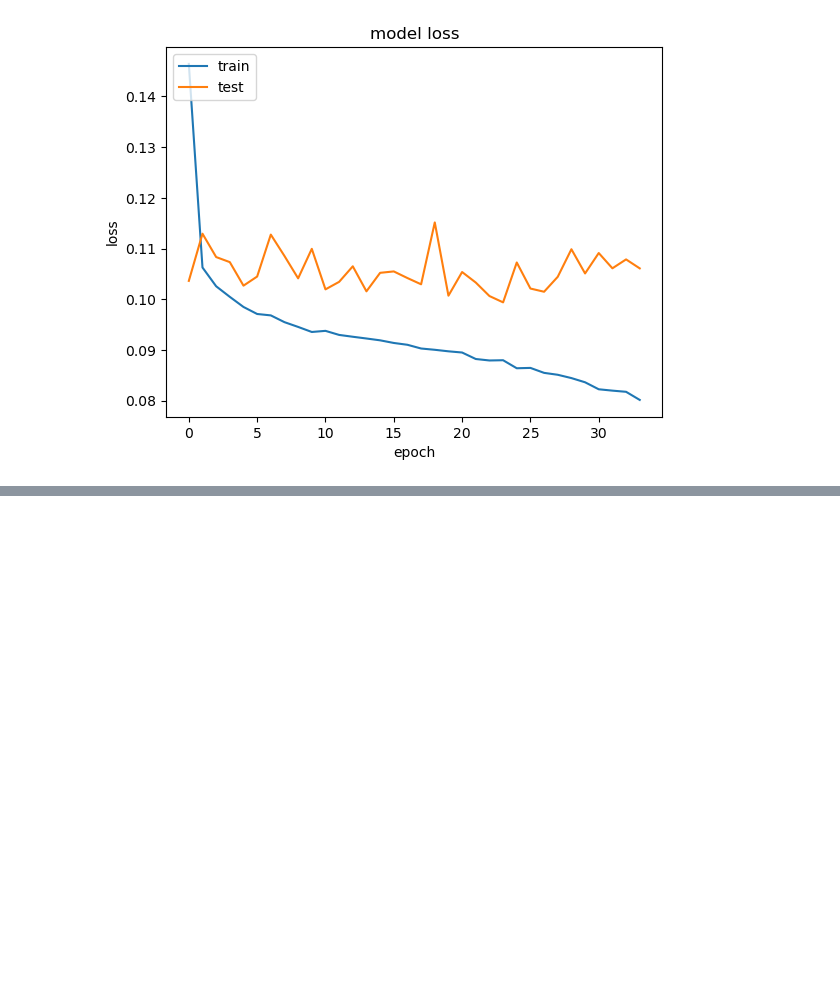
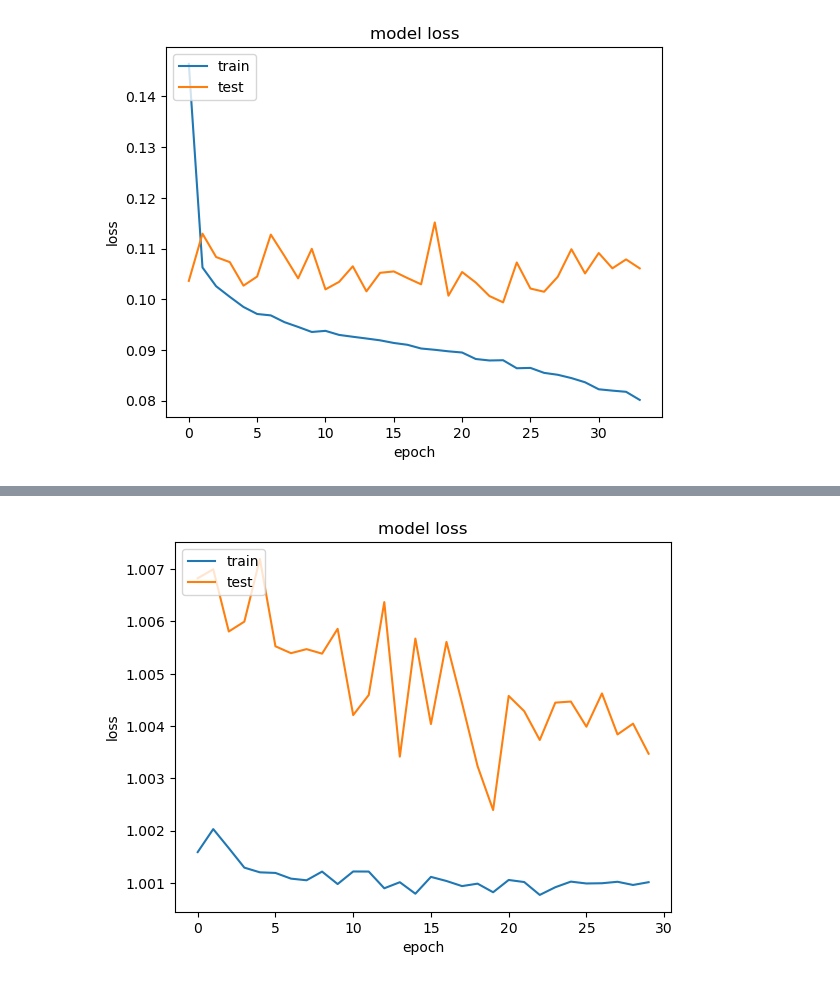
Before and after one commit to tsegaimerhawi/PV-prediction, a Jupyter notebook: WF-G(i).ipynb, the cells around one changed output, grey strips where cells are left out. Saved outputs shown, nothing was run; the diff lists cells and outputs as text; code cells hidden in the pictures; blank space fills up the shorter version.

```diff
--- a/WF-G(i).ipynb
+++ b/WF-G(i).ipynb
@@ -812,12 +812,13 @@ Epoch 22/50
 # %%
-print(H.history.keys())
-plt.plot(H.history['loss'])
-plt.plot(H.history['val_loss'])
+plt.plot(history.history['loss'])
+plt.plot(history.history['val_loss'])
 plt.title('model loss')
 plt.ylabel('loss')
 plt.xlabel('epoch')
 plt.legend(['train', 'test'], loc='upper left')
 plt.show()
+# %% [output]
+[figure, added]
 # %%
 season_list_x = [X_winter, X_summer, X_spring,X_fall]
 season_list_y = [y_winter, y_summer, y_spring,y_fall]
```
Also changed, not shown: parts of 2 cells of this notebook.
